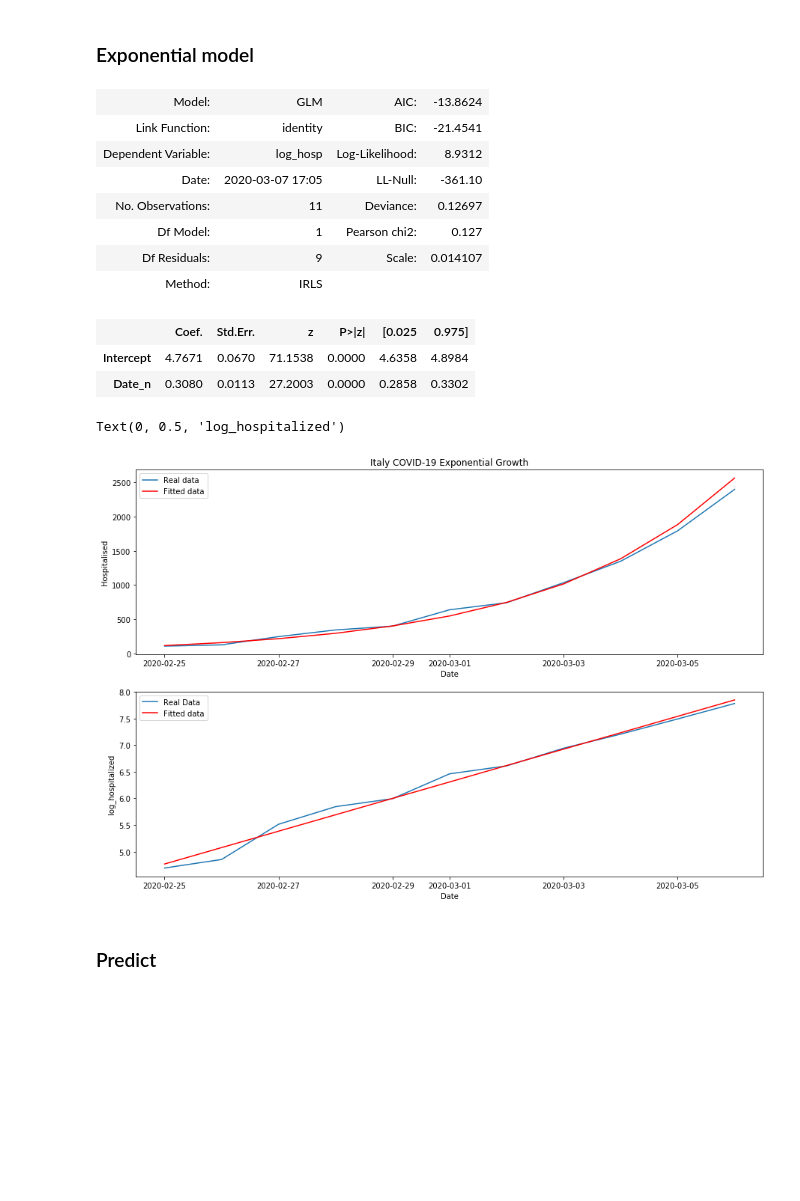
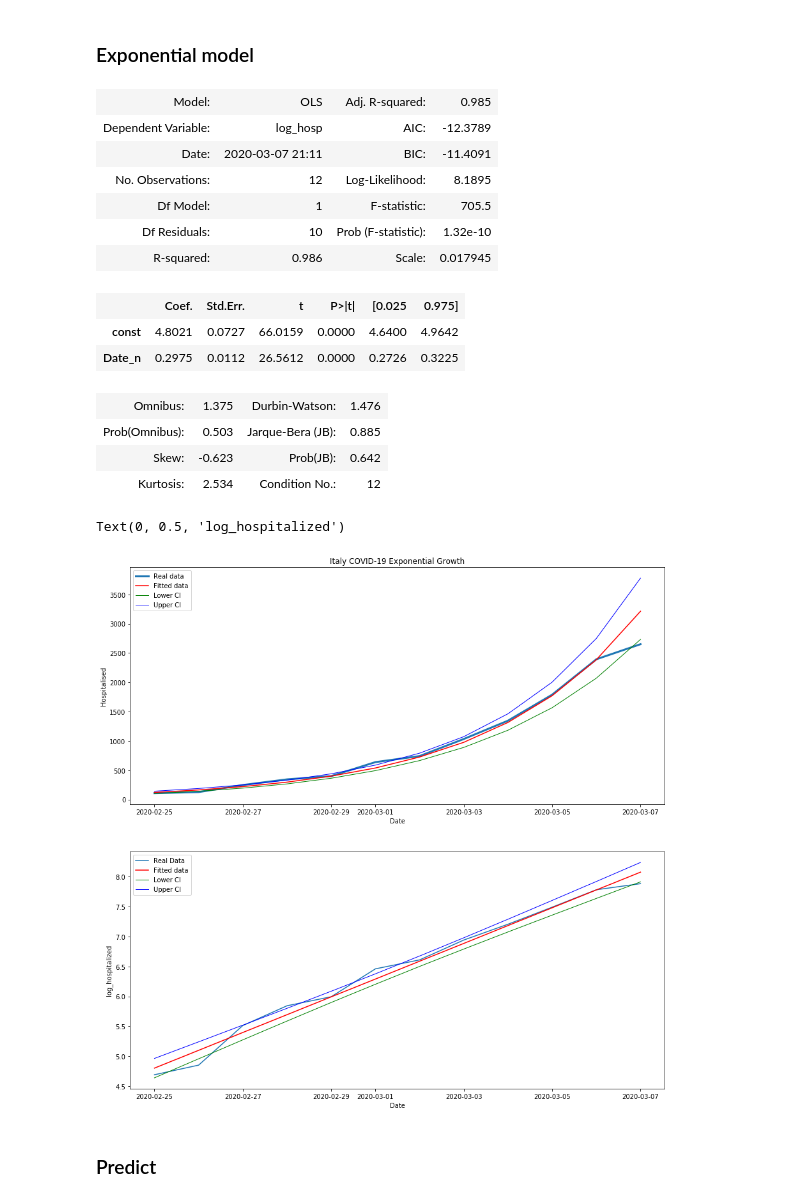
Before and after one commit to monocoli/statistics, a Jupyter notebook: corona-virus.ipynb, the cells around one changed output. Saved outputs shown, nothing was run; the diff lists cells and outputs as text; code cells hidden in the pictures; blank space fills up the shorter version.

```diff
--- a/corona-virus.ipynb
+++ b/corona-virus.ipynb
@@ -63,47 +63,70 @@ df_g['Date_n'] = df_g.Date_n - 2458904.5
 df_g['log_hosp'] = df_g.Hospitalised.apply(lambda x: math.log(x))
 # %%
 # Linear model is part of Gaussian family
+X = df_g.Date_n
+X = sm.add_constant(X)
+y = df_g.log_hosp
 
-model = sm.formula.glm("log_hosp ~ Date_n",
-                       family=sm.families.Gaussian(), data=df_g).fit()
+model = sm.OLS(y, X).fit()
+
+# model = sm.formula.glm("log_hosp ~ Date_n",
+#                       family=sm.families.Gaussian(), data=df_g).fit()
 # %%
 model.summary2()
 # %% [output]
-| Model: | GLM | AIC: | -13.8624 |
-| Link Function: | identity | BIC: | -21.4541 |
-| Dependent Variable: | log_hosp | Log-Likelihood: | 8.9312 |
-| Date: | 2020-03-07 17:05 | LL-Null: | -361.10 |
-| No. Observations: | 11 | Deviance: | 0.12697 |
-| Df Model: | 1 | Pearson chi2: | 0.127 |
-| Df Residuals: | 9 | Scale: | 0.014107 |
-| Method: | IRLS |  |  |
+| Model: | OLS | Adj. R-squared: | 0.985 |
+| Dependent Variable: | log_hosp | AIC: | -12.3789 |
+| Date: | 2020-03-07 21:11 | BIC: | -11.4091 |
+| No. Observations: | 12 | Log-Likelihood: | 8.1895 |
+| Df Model: | 1 | F-statistic: | 705.5 |
+| Df Residuals: | 10 | Prob (F-statistic): | 1.32e-10 |
+| R-squared: | 0.986 | Scale: | 0.017945 |
-|  | Coef. | Std.Err. | z | P>|z| | [0.025 | 0.975] |
-| Intercept | 4.7671 | 0.0670 | 71.1538 | 0.0000 | 4.6358 | 4.8984 |
-| Date_n | 0.3080 | 0.0113 | 27.2003 | 0.0000 | 0.2858 | 0.3302 |
+|  | Coef. | Std.Err. | t | P>|t| | [0.025 | 0.975] |
+| const | 4.8021 | 0.0727 | 66.0159 | 0.0000 | 4.6400 | 4.9642 |
+| Date_n | 0.2975 | 0.0112 | 26.5612 | 0.0000 | 0.2726 | 0.3225 |
+| Omnibus: | 1.375 | Durbin-Watson: | 1.476 |
+| Prob(Omnibus): | 0.503 | Jarque-Bera (JB): | 0.885 |
+| Skew: | -0.623 | Prob(JB): | 0.642 |
+| Kurtosis: | 2.534 | Condition No.: | 12 |
 # %%
 # Calculate predicted data
 
-log_predicted = np.array(model.predict(df_g['Date_n']))
+X_fit = df_g.Date_n
+X_fit = sm.add_constant(X_fit)
+
+predict_frame = model.get_prediction(X_fit)
+predict_frame = predict_frame.summary_frame()
+
+log_predicted, log_predicted_lower, log_predicted_upper = np.array(predict_frame['mean']), np.array(predict_frame.mean_ci_lower), np.array(predict_frame.mean_ci_upper)
 
 exper = lambda t: math.exp(t)
 vfunc = np.vectorize(exper)
-predicted = vfunc(log_predicted)
+predicted, predicted_lower, predicted_upper = vfunc(log_predicted), vfunc(log_predicted_lower), vfunc(log_predicted_upper)
 # %%
 fig = plt.figure()
 ax1 = fig.add_subplot(211)
 ax2 = fig.add_subplot(212)
-fig.set_size_inches(15,10)
+fig.set_size_inches(15,15)
 
 ax1.set_title('Italy COVID-19 Exponential Growth')
 
-sns.lineplot(df_g.index, df_g.Hospitalised, ax=ax1, label='Real data')
+# exponential
+sns.lineplot(df_g.index, df_g.Hospitalised, ax=ax1, label='Real data', lw=3)
 sns.lineplot(x=df_g.index,y=predicted, color='red', ax=ax1, label='Fitted data')
+# CI
+sns.lineplot(x=df_g.index,y=predicted_lower, color='green', ax=ax1, label='Lower CI', lw=1)
+sns.lineplot(x=df_g.index,y=predicted_upper, color='blue', ax=ax1, label='Upper CI', lw=1)
+
+# log
 sns.lineplot(df_g.index, df_g.Hospitalised.apply(lambda x: math.log(x)), ax=ax2, label='Real Data')
 sns.lineplot(x=df_g.index,y=log_predicted, color='red', ax=ax2, label='Fitted data')
+# CI
+sns.lineplot(x=df_g.index,y=log_predicted_lower, color='green', ax=ax2, label='Lower CI', lw=1)
+sns.lineplot(x=df_g.index,y=log_predicted_upper, color='blue', ax=ax2, label='Upper CI', lw=1)
 ax2.set_ylabel('log_hospitalized')
 # %% [output]
 Text(0, 0.5, 'log_hospitalized')
-[figure, old version]
+[figure, new version]
 # %% [markdown]
 ### Predict
 # %%
```
Also changed, not shown: parts of 4 cells of this notebook.
